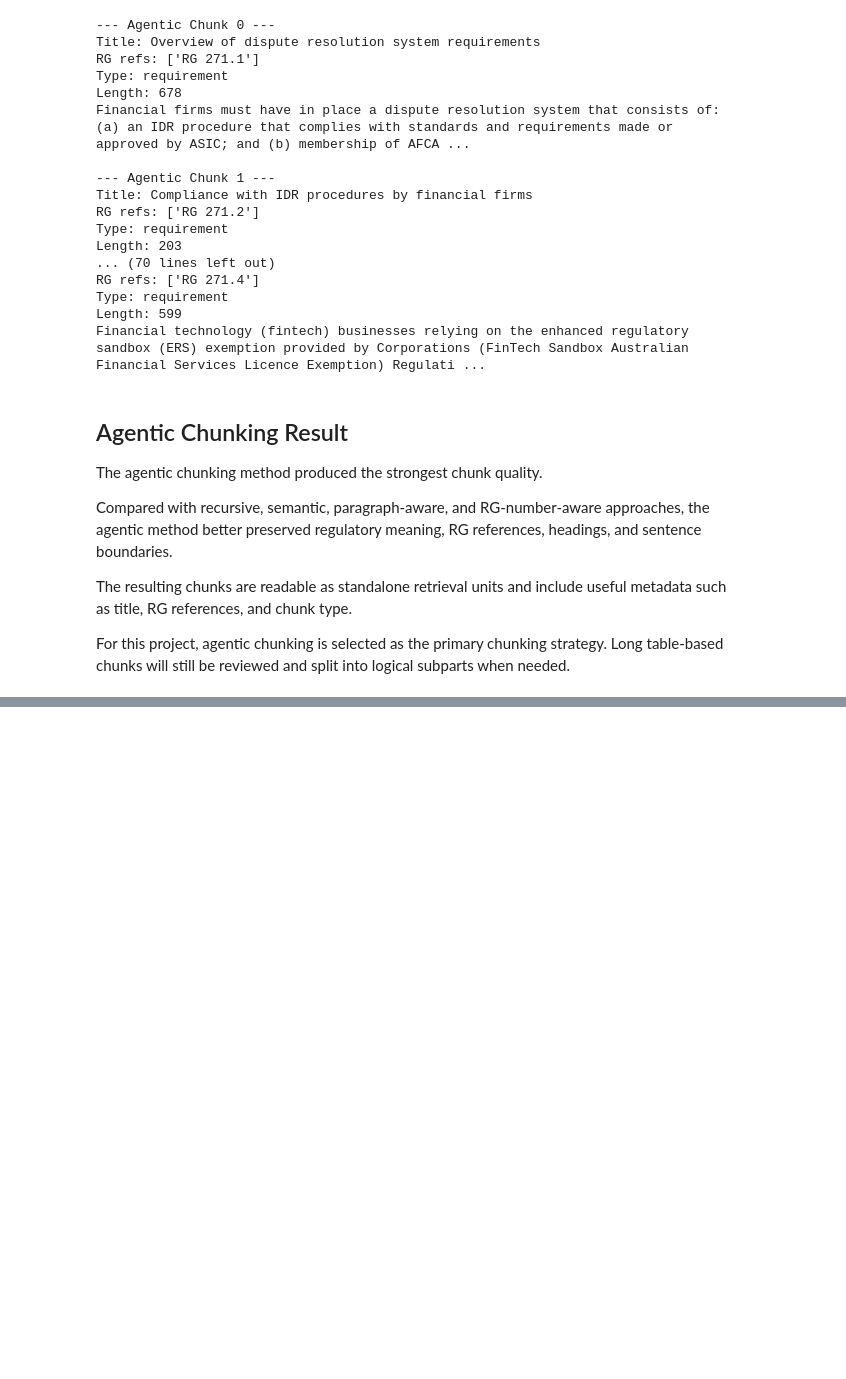
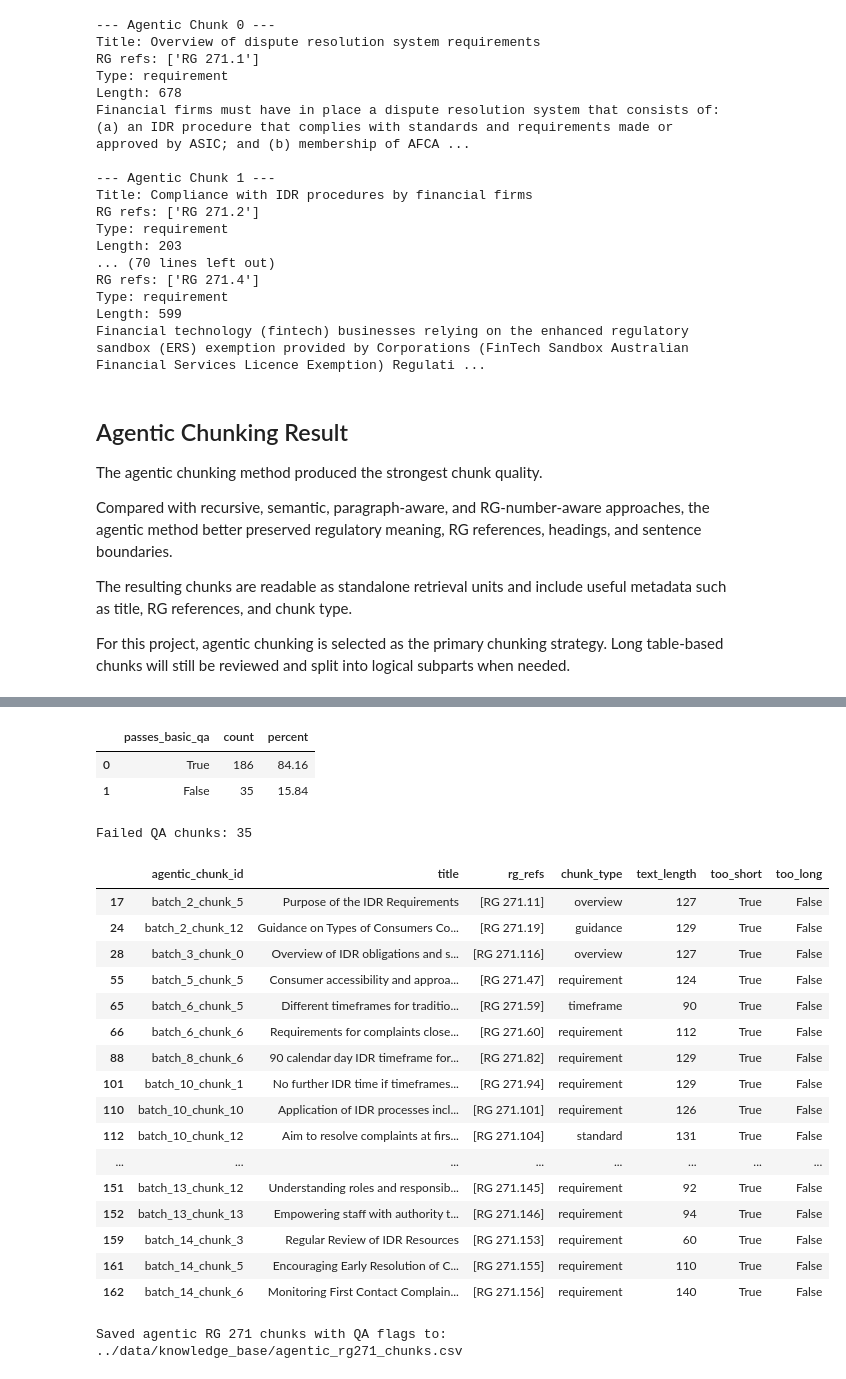
Before and after one commit to ozzy2438/Complaint-Intelligence-Platform-PII-Safe-Classification-RAG-Assistant-for-Financial-Complaints, a Jupyter notebook: complaint-intelligence-platform/notebooks/04_rag_rg271.ipynb, the cells around one changed output, grey strips where cells are left out. Cells and saved outputs as stored; diff of their text form; code cells hidden in the pictures; blank space fills up the shorter version.

```diff
--- a/complaint-intelligence-platform/notebooks/04_rag_rg271.ipynb
+++ b/complaint-intelligence-platform/notebooks/04_rag_rg271.ipynb
@@ -1313,0 +1557,19 @@ For this project, agentic chunking is selected as the primary chunking strategy.
+# %%
+all_agentic_chunks = []
+
+for batch_id, batch in enumerate(rg_batches):
+    print(f"Processing batch {batch_id + 1}/{len(rg_batches)}...")
+
+    try:
+        chunks = agentic_chunk_batch(batch, batch_id=batch_id)
+        all_agentic_chunks.extend(chunks)
+        print(f"Created chunks: {len(chunks)}")
+
+    except Exception as e:
+        print(f"Error in batch {batch_id}: {e}")
+
+agentic_chunks_df = pd.DataFrame(all_agentic_chunks)
+
+print("Total agentic chunks:", len(agentic_chunks_df))
+
+agentic_chunks_df.head()
@@ -1313,0 +1600,52 @@ For this project, agentic chunking is selected as the primary chunking strategy.
+# %%
+agentic_qa_df = validate_agentic_chunks(agentic_chunks_df)
+
+qa_summary = agentic_qa_df["passes_basic_qa"].value_counts().rename_axis("passes_basic_qa").reset_index(name="count")
+qa_summary["percent"] = (qa_summary["count"] / len(agentic_qa_df) * 100).round(2)
+
+qa_summary
+# %% [output]
+|  | passes_basic_qa | count | percent |
+| 0 | True | 186 | 84.16 |
+| 1 | False | 35 | 15.84 |
+# %%
+failed_qa_chunks = agentic_qa_df[~agentic_qa_df["passes_basic_qa"]].copy()
+
+print("Failed QA chunks:", len(failed_qa_chunks))
+
+failed_qa_chunks[[
+    "agentic_chunk_id",
+    "title",
+    "rg_refs",
+    "chunk_type",
+    "text_length",
+    "too_short",
+    "too_long"
+]].head(20)
+# %% [output]
+Failed QA chunks: 35
+|  | agentic_chunk_id | title | rg_refs | chunk_type | text_length | too_short | too_long |
+| 17 | batch_2_chunk_5 | Purpose of the IDR Requirements | [RG 271.11] | overview | 127 | True | False |
+| 24 | batch_2_chunk_12 | Guidance on Types of Consumers Co... | [RG 271.19] | guidance | 129 | True | False |
+| 28 | batch_3_chunk_0 | Overview of IDR obligations and s... | [RG 271.116] | overview | 127 | True | False |
+| 55 | batch_5_chunk_5 | Consumer accessibility and approa... | [RG 271.47] | requirement | 124 | True | False |
+| 65 | batch_6_chunk_5 | Different timeframes for traditio... | [RG 271.59] | timeframe | 90 | True | False |
+| 66 | batch_6_chunk_6 | Requirements for complaints close... | [RG 271.60] | requirement | 112 | True | False |
+| 88 | batch_8_chunk_6 | 90 calendar day IDR timeframe for... | [RG 271.82] | requirement | 129 | True | False |
+| 101 | batch_10_chunk_1 | No further IDR time if timeframes... | [RG 271.94] | requirement | 129 | True | False |
+| 110 | batch_10_chunk_10 | Application of IDR processes incl... | [RG 271.101] | requirement | 126 | True | False |
+| 112 | batch_10_chunk_12 | Aim to resolve complaints at firs... | [RG 271.104] | standard | 131 | True | False |
+| ... | ... | ... | ... | ... | ... | ... | ... |
+| 151 | batch_13_chunk_12 | Understanding roles and responsib... | [RG 271.145] | requirement | 92 | True | False |
+| 152 | batch_13_chunk_13 | Empowering staff with authority t... | [RG 271.146] | requirement | 94 | True | False |
+| 159 | batch_14_chunk_3 | Regular Review of IDR Resources | [RG 271.153] | requirement | 60 | True | False |
+| 161 | batch_14_chunk_5 | Encouraging Early Resolution of C... | [RG 271.155] | requirement | 110 | True | False |
+| 162 | batch_14_chunk_6 | Monitoring First Contact Complain... | [RG 271.156] | requirement | 140 | True | False |
+# %%
+OUTPUT_PATH = Path("../data/knowledge_base/agentic_rg271_chunks.csv")
+
+agentic_qa_df.to_csv(OUTPUT_PATH, index=False)
+
+print("Saved agentic RG 271 chunks with QA flags to:", OUTPUT_PATH)
+# %% [output]
+Saved agentic RG 271 chunks with QA flags to: ../data/knowledge_base/agentic_rg271_chunks.csv
```
Also changed, not shown: parts of 8 cells of this notebook, 27 other files.
